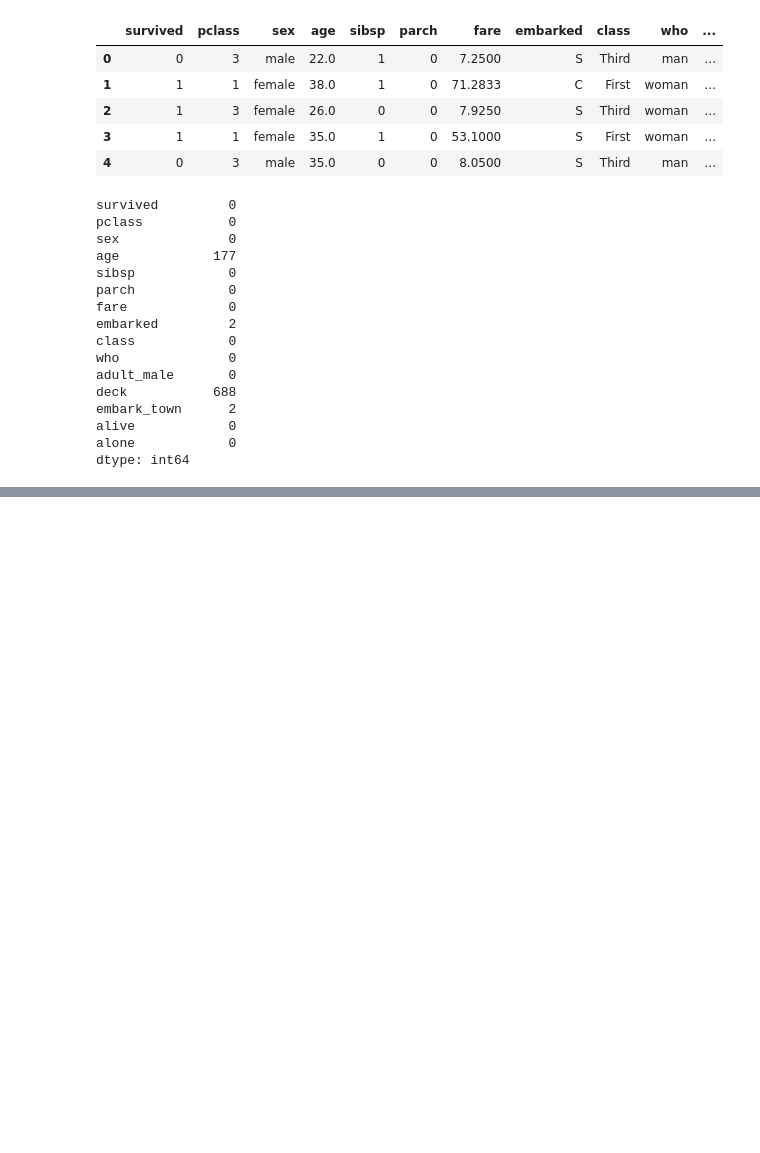
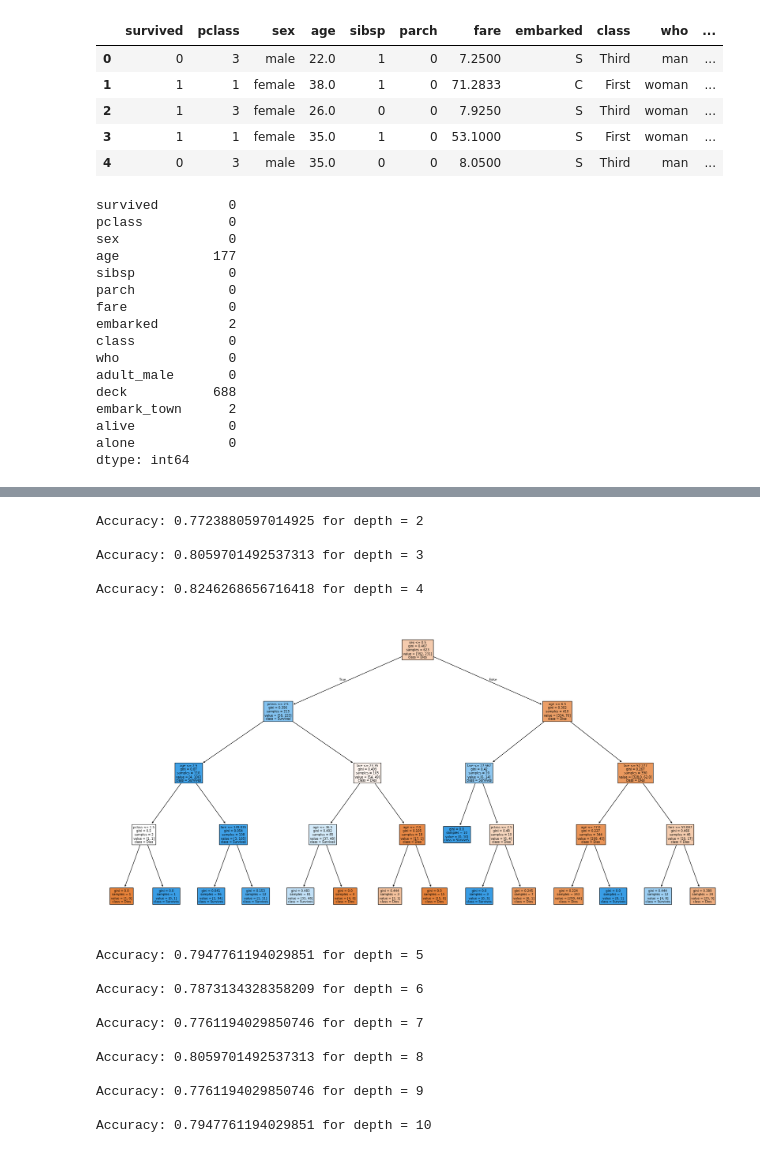
Before and after one commit to vaibhav-c-mane/ML-algorithms-, a Jupyter notebook: supervised_learning/Decision Tree/Decsison_tree_classifier.ipynb, the cells around one changed output, grey strips where cells are left out. Saved outputs shown, nothing was run; the diff lists cells and outputs as text; code cells hidden in the pictures; blank space fills up the shorter version.

```diff
--- a/supervised_learning/Decision Tree/Decsison_tree_classifier.ipynb
+++ b/supervised_learning/Decision Tree/Decsison_tree_classifier.ipynb
@@ -39,0 +142,46 @@ target = ["survived"]
+# %%
+# Decision Tree with pre-preuning
+
+max_depth = [2,3,4,5,6,7,8,9,10]
+
+for depth in max_depth:
+    model = DecisionTreeClassifier(max_depth=depth)
+    model.fit(X_train, y_train)
+
+    acc = model.score(X_test, y_test)
+
+    print(f"Accuracy: {acc} for depth = {depth} \n")
+
+    if depth==4:
+        plt.figure(figsize=(20, 10))
+
+        plot_tree(
+            model,
+            feature_names=X.columns,
+            class_names=["Dies", "Survives"], # traget=0(died), 1(survived)
+            filled=True,
+        )
+
+        plt.tight_layout()
+
+        plt.show()
+
+        # when we cleared the with how much the max_depth we want then the tree is only made upto the max_depth after the pre-pruning
+# %% [output]
+Accuracy: 0.7723880597014925 for depth = 2
+
+Accuracy: 0.8059701492537313 for depth = 3
+
+Accuracy: 0.8246268656716418 for depth = 4
+[figure, added]
+Accuracy: 0.7947761194029851 for depth = 5
+
+Accuracy: 0.7873134328358209 for depth = 6
+
+Accuracy: 0.7761194029850746 for depth = 7
+
+Accuracy: 0.8059701492537313 for depth = 8
+
+Accuracy: 0.7761194029850746 for depth = 9
+
+Accuracy: 0.7947761194029851 for depth = 10
```
Also changed, not shown: parts of 21 cells of this notebook, 1 other file.
